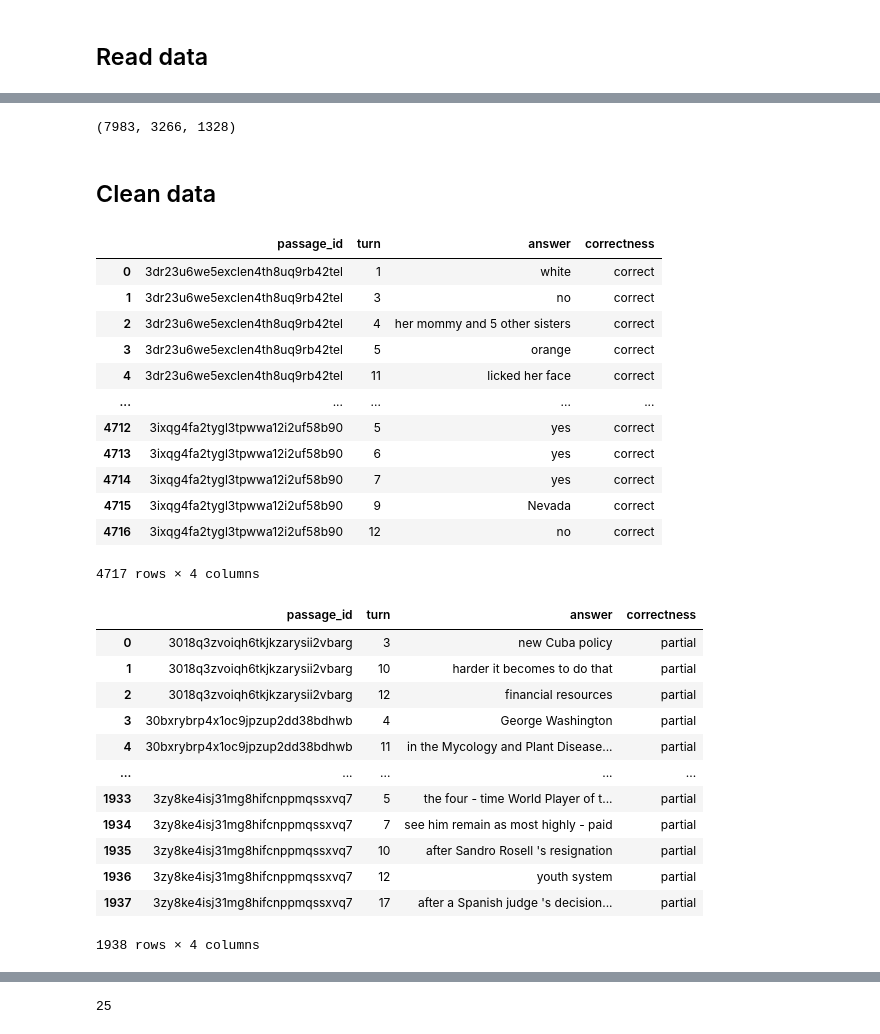
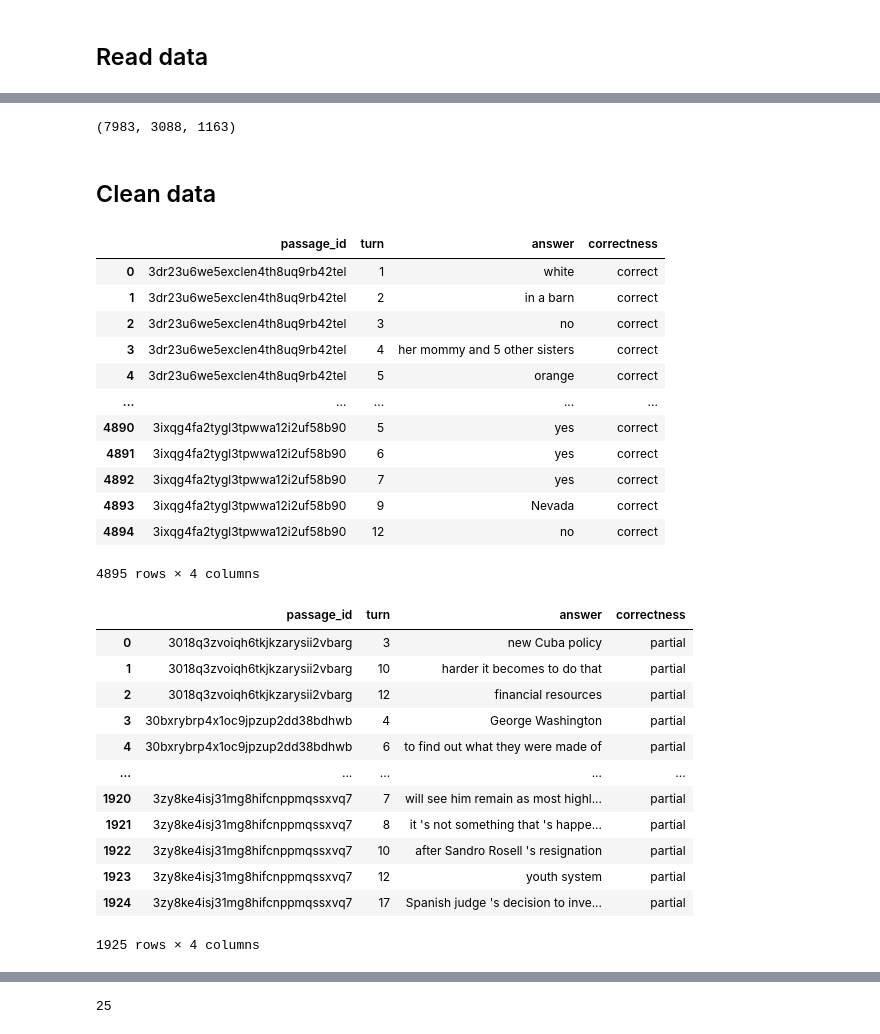
Before and after one commit to yuanzhi-zhu/CSNLP-Project-ETH, a Jupyter notebook: Analysis.ipynb, the cells around one changed output, grey strips where cells are left out. Drawn from its saved outputs; the diff is of its cells as text; code cells hidden in the pictures.

```diff
--- a/Analysis.ipynb
+++ b/Analysis.ipynb
@@ -8,0 +48,3 @@ pysqldf = lambda q: sqldf(q, globals())
+# %%
+model_parameter_directory = [ f.path for f in os.scandir(output_directory) if f.is_dir() ]
+model_parameter_directory
@@ -9,7 +57,17 @@ pysqldf = lambda q: sqldf(q, globals())
+# %%
+# for m in model_parameter_directory:
+m = model_parameter_directory[4]
+variant_name = m.split('/')[-1]
+
+output_predictions = 'predictions.json'
+
+criteria_flag = 'partial'
+
+write_failure_cases(input_dir,output_directory,predict_file,variant_name,output_predictions,criteria_flag)
 # %% [markdown]
 ## Read data
 # %%
-predictions = pd.read_json('data/predictions.json')
+predictions = pd.read_json(output_directory+'/'+variant_name+'/'+'predictions.json')#output_directory+'/'+variant_name+'/'+'{}_failed_predictions.csv'.format(criteria_flag)
 predictions.head()
 # %% [output]
 |  | id | turn_id | answer |
@@ -31,6 +89,6 @@ failed.head()
 # %%
-fully_failed = pd.read_csv('data/fully_failed_predictions.csv')
-fully_failed.head()
+partial_failed = pd.read_csv(output_directory+'/'+variant_name+'/'+'partial_failed_predictions.csv')
+partial_failed.head()
 # %% [output]
 |  | passage_id | turn_id | story_type | story | history QA | current question | gold_answers | ... |
 | 0 | 3dr23u6we5exclen4th8uq9rb42tel | 6 | mctest | Once upon a time, in a barn near ... | [{'input_text': 'What color was C... | {'input_text': 'Was Cotton happy ... | ['no', 'no', 'No', 'no'] | ... |
@@ -41,31 +99,31 @@ fully_failed.head()
 # %%
-len(predictions), len(failed), len(fully_failed)
+len(predictions), len(partial_failed), len(fully_failed)
 # %% [output]
-(7983, 3266, 1328)
+(7983, 3088, 1163)
 # %% [markdown]
 ## Clean data
 # %%
 correct = pysqldf("""SELECT id AS passage_id, p.turn_id AS turn, answer, "correct" AS correctness FROM predictions p
-LEFT JOIN failed f ON p.id = f.passage_id AND p.turn_id = f.turn_id
+LEFT JOIN partial_failed f ON p.id = f.passage_id AND p.turn_id = f.turn_id
 WHERE scores IS NULL""")
 correct
 # %% [output]
 |  | passage_id | turn | answer | correctness |
 | 0 | 3dr23u6we5exclen4th8uq9rb42tel | 1 | white | correct |
-| 1 | 3dr23u6we5exclen4th8uq9rb42tel | 3 | no | correct |
-| 2 | 3dr23u6we5exclen4th8uq9rb42tel | 4 | her mommy and 5 other sisters | correct |
-| 3 | 3dr23u6we5exclen4th8uq9rb42tel | 5 | orange | correct |
-| 4 | 3dr23u6we5exclen4th8uq9rb42tel | 11 | licked her face | correct |
+| 1 | 3dr23u6we5exclen4th8uq9rb42tel | 2 | in a barn | correct |
+| 2 | 3dr23u6we5exclen4th8uq9rb42tel | 3 | no | correct |
+| 3 | 3dr23u6we5exclen4th8uq9rb42tel | 4 | her mommy and 5 other sisters | correct |
+| 4 | 3dr23u6we5exclen4th8uq9rb42tel | 5 | orange | correct |
 | ... | ... | ... | ... | ... |
-| 4712 | 3ixqg4fa2tygl3tpwwa12i2uf58b90 | 5 | yes | correct |
-| 4713 | 3ixqg4fa2tygl3tpwwa12i2uf58b90 | 6 | yes | correct |
-| 4714 | 3ixqg4fa2tygl3tpwwa12i2uf58b90 | 7 | yes | correct |
-| 4715 | 3ixqg4fa2tygl3tpwwa12i2uf58b90 | 9 | Nevada | correct |
-| 4716 | 3ixqg4fa2tygl3tpwwa12i2uf58b90 | 12 | no | correct |
+| 4890 | 3ixqg4fa2tygl3tpwwa12i2uf58b90 | 5 | yes | correct |
+| 4891 | 3ixqg4fa2tygl3tpwwa12i2uf58b90 | 6 | yes | correct |
+| 4892 | 3ixqg4fa2tygl3tpwwa12i2uf58b90 | 7 | yes | correct |
+| 4893 | 3ixqg4fa2tygl3tpwwa12i2uf58b90 | 9 | Nevada | correct |
+| 4894 | 3ixqg4fa2tygl3tpwwa12i2uf58b90 | 12 | no | correct |
-4717 rows × 4 columns
+4895 rows × 4 columns
 # %%
 partial = pysqldf("""SELECT passage_id, turn_id AS turn, failed_prediction AS answer, "partial" AS correctness FROM (
-    SELECT * FROM failed EXCEPT SELECT * FROM fully_failed
+    SELECT * FROM partial_failed EXCEPT SELECT * FROM fully_failed
 )""")
 partial
 # %% [output]
@@ -74,14 +132,14 @@ partial
 | 1 | 3018q3zvoiqh6tkjkzarysii2vbarg | 10 | harder it becomes to do that | partial |
 | 2 | 3018q3zvoiqh6tkjkzarysii2vbarg | 12 | financial resources | partial |
 | 3 | 30bxrybrp4x1oc9jpzup2dd38bdhwb | 4 | George Washington | partial |
-| 4 | 30bxrybrp4x1oc9jpzup2dd38bdhwb | 11 | in the Mycology and Plant Disease... | partial |
+| 4 | 30bxrybrp4x1oc9jpzup2dd38bdhwb | 6 | to find out what they were made of | partial |
 | ... | ... | ... | ... | ... |
-| 1933 | 3zy8ke4isj31mg8hifcnppmqssxvq7 | 5 | the four - time World Player of t... | partial |
-| 1934 | 3zy8ke4isj31mg8hifcnppmqssxvq7 | 7 | see him remain as most highly - paid | partial |
-| 1935 | 3zy8ke4isj31mg8hifcnppmqssxvq7 | 10 | after Sandro Rosell 's resignation | partial |
-| 1936 | 3zy8ke4isj31mg8hifcnppmqssxvq7 | 12 | youth system | partial |
-| 1937 | 3zy8ke4isj31mg8hifcnppmqssxvq7 | 17 | after a Spanish judge 's decision... | partial |
+| 1920 | 3zy8ke4isj31mg8hifcnppmqssxvq7 | 7 | will see him remain as most highl... | partial |
+| 1921 | 3zy8ke4isj31mg8hifcnppmqssxvq7 | 8 | it 's not something that 's happe... | partial |
+| 1922 | 3zy8ke4isj31mg8hifcnppmqssxvq7 | 10 | after Sandro Rosell 's resignation | partial |
+| 1923 | 3zy8ke4isj31mg8hifcnppmqssxvq7 | 12 | youth system | partial |
+| 1924 | 3zy8ke4isj31mg8hifcnppmqssxvq7 | 17 | Spanish judge 's decision to inve... | partial |
-1938 rows × 4 columns
+1925 rows × 4 columns
 # %%
 incorrect = pysqldf("""SELECT passage_id, turn_id AS turn, failed_prediction AS answer, "incorrect" AS correctness
 FROM fully_failed""")
```
Also changed, not shown: parts of 13 cells of this notebook, 9 other files.
